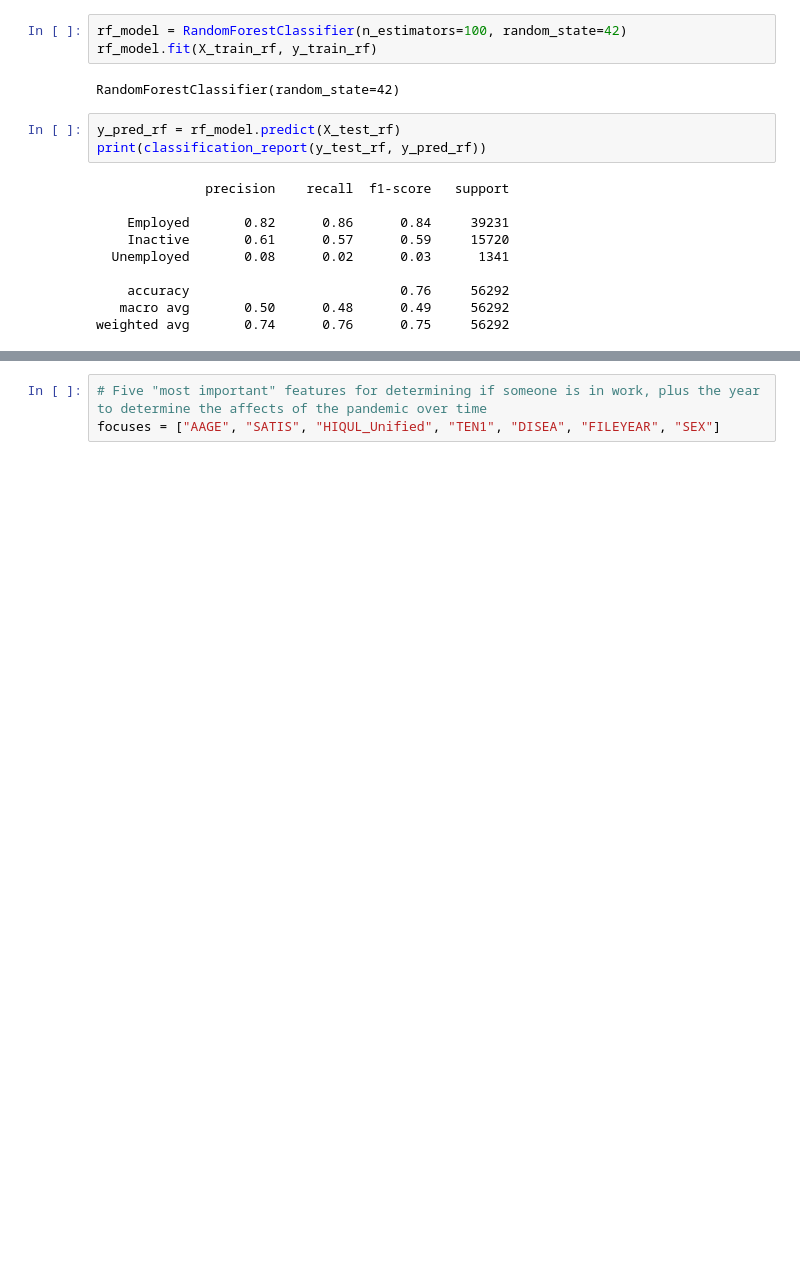
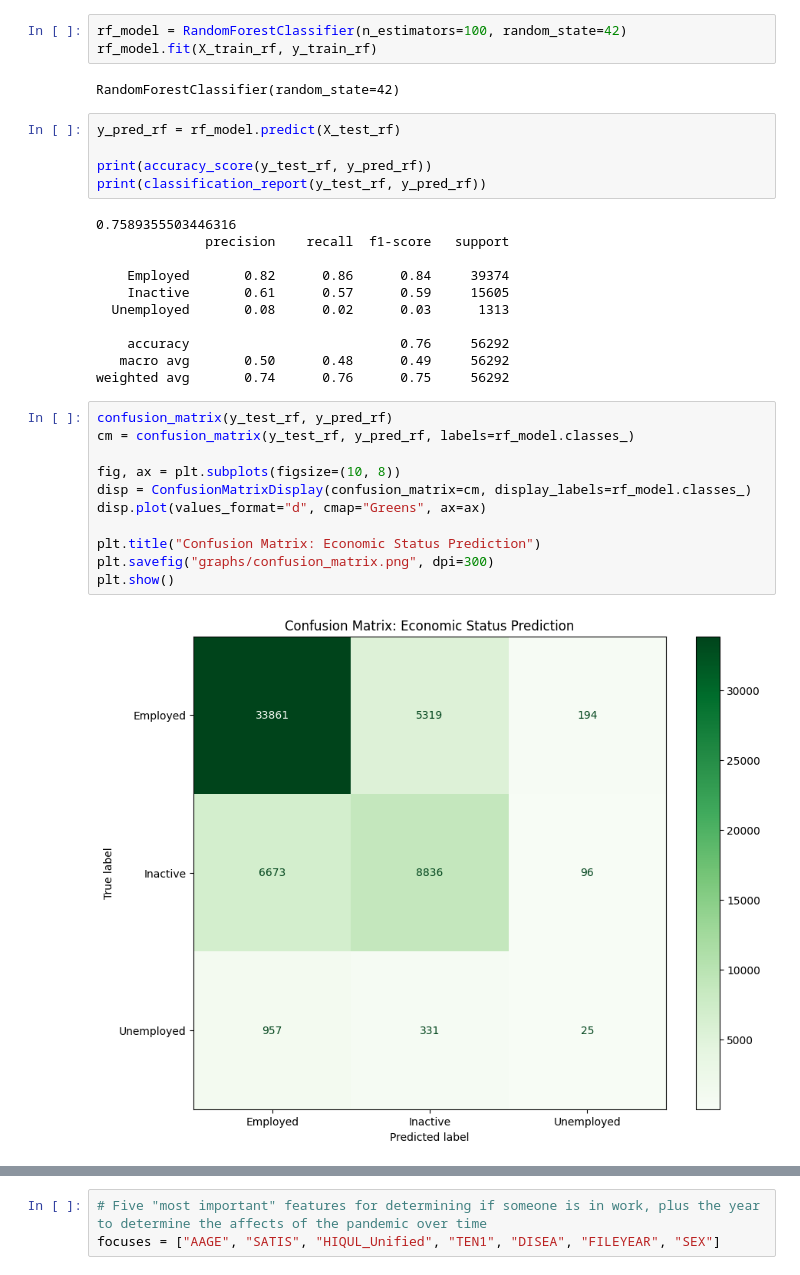
Before and after one commit to corey-richardson/comp3008-cw2, a Jupyter notebook: notebook.ipynb, the cells around one changed output, grey strips where cells are left out. Saved outputs shown, nothing was run; the diff lists cells and outputs as text; blank space fills up the shorter version.

```diff
--- a/notebook.ipynb
+++ b/notebook.ipynb
@@ -580,17 +639,33 @@ rf_model.fit(X_train_rf, y_train_rf)
 RandomForestClassifier(random_state=42)
 # %%
 y_pred_rf = rf_model.predict(X_test_rf)
+
+print(accuracy_score(y_test_rf, y_pred_rf))
 print(classification_report(y_test_rf, y_pred_rf))
 # %% [output]
+0.7589355503446316
               precision    recall  f1-score   support
 
-    Employed       0.82      0.86      0.84     39231
-    Inactive       0.61      0.57      0.59     15720
-  Unemployed       0.08      0.02      0.03      1341
+    Employed       0.82      0.86      0.84     39374
+    Inactive       0.61      0.57      0.59     15605
+  Unemployed       0.08      0.02      0.03      1313
 
     accuracy                           0.76     56292
    macro avg       0.50      0.48      0.49     56292
 weighted avg       0.74      0.76      0.75     56292
+# %%
+confusion_matrix(y_test_rf, y_pred_rf)
+cm = confusion_matrix(y_test_rf, y_pred_rf, labels=rf_model.classes_)
+
+fig, ax = plt.subplots(figsize=(10, 8))
+disp = ConfusionMatrixDisplay(confusion_matrix=cm, display_labels=rf_model.classes_)
+disp.plot(values_format="d", cmap="Greens", ax=ax)
+
+plt.title("Confusion Matrix: Economic Status Prediction")
+plt.savefig("graphs/confusion_matrix.png", dpi=300)
+plt.show()
+# %% [output]
+[figure, added]
 # %%
 importances = pd.DataFrame({
     "Feature": X_rf.columns,
```
Also changed, not shown: parts of 15 cells of this notebook, 14 other files.
